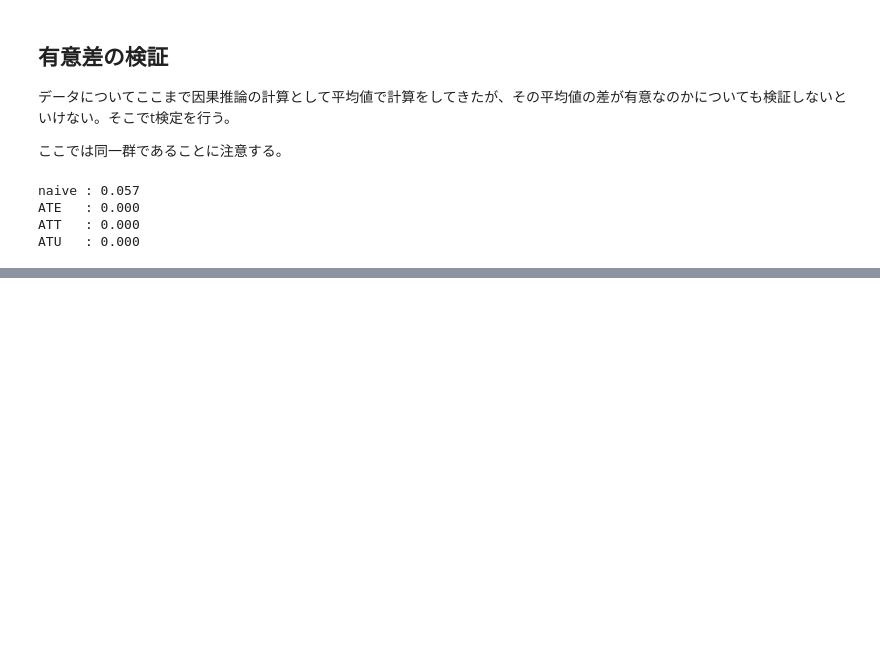
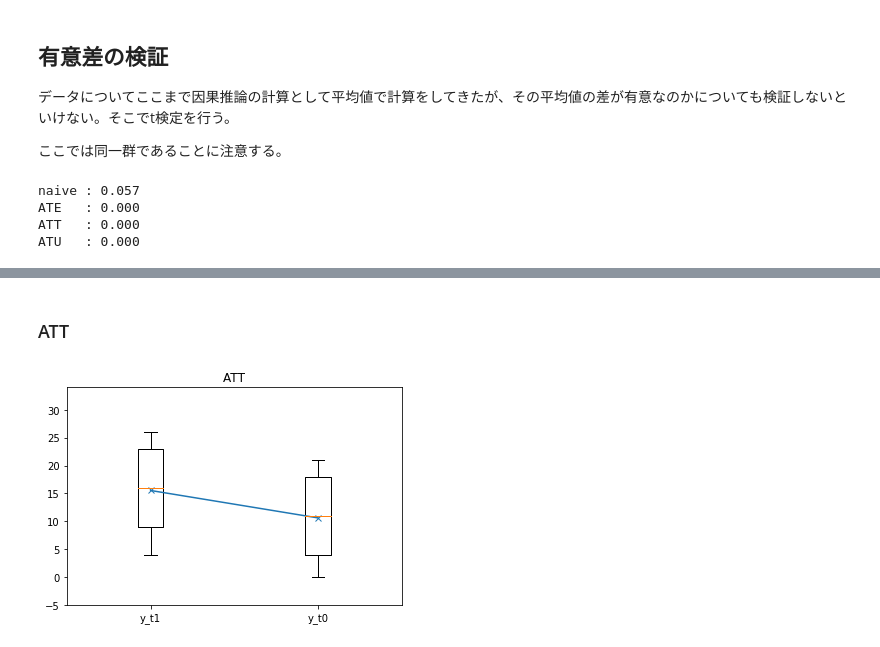
Before and after one commit to NTanaka1994/DataAnalysis, a Jupyter notebook: 疫学的因果関係/relation.ipynb, the cells around one changed output, grey strips where cells are left out. Cells and saved outputs as stored; diff of their text form; code cells hidden in the pictures; blank space fills up the shorter version.

```diff
--- a/疫学的因果関係/relation.ipynb
+++ b/疫学的因果関係/relation.ipynb
@@ -245,0 +279,10 @@ ATU   : 0.000
+# %% [markdown]
+### ATT
+# %%
+plt.boxplot([df_t1["y_t1"], df_t1["y_t0"]], positions=[0, 1], labels=["y_t1", "y_t0"])
+plt.plot([0, 1], [df_t1["y_t1"].mean(), df_t1["y_t0"].mean()], marker="x")
+plt.title("ATT")
+plt.ylim(min(df.values.flatten())-5, max(df.values.flatten()+5))
+plt.show()
+# %% [output]
+[figure, added]
```
Also changed, not shown: parts of 14 cells of this notebook.
